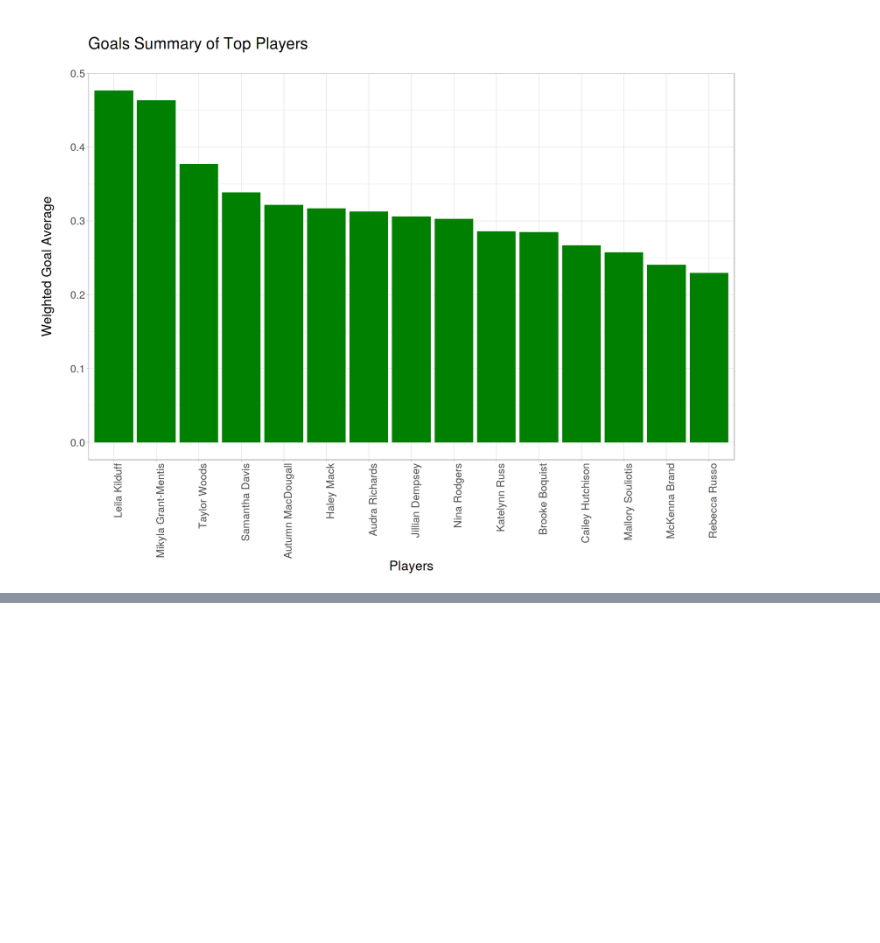
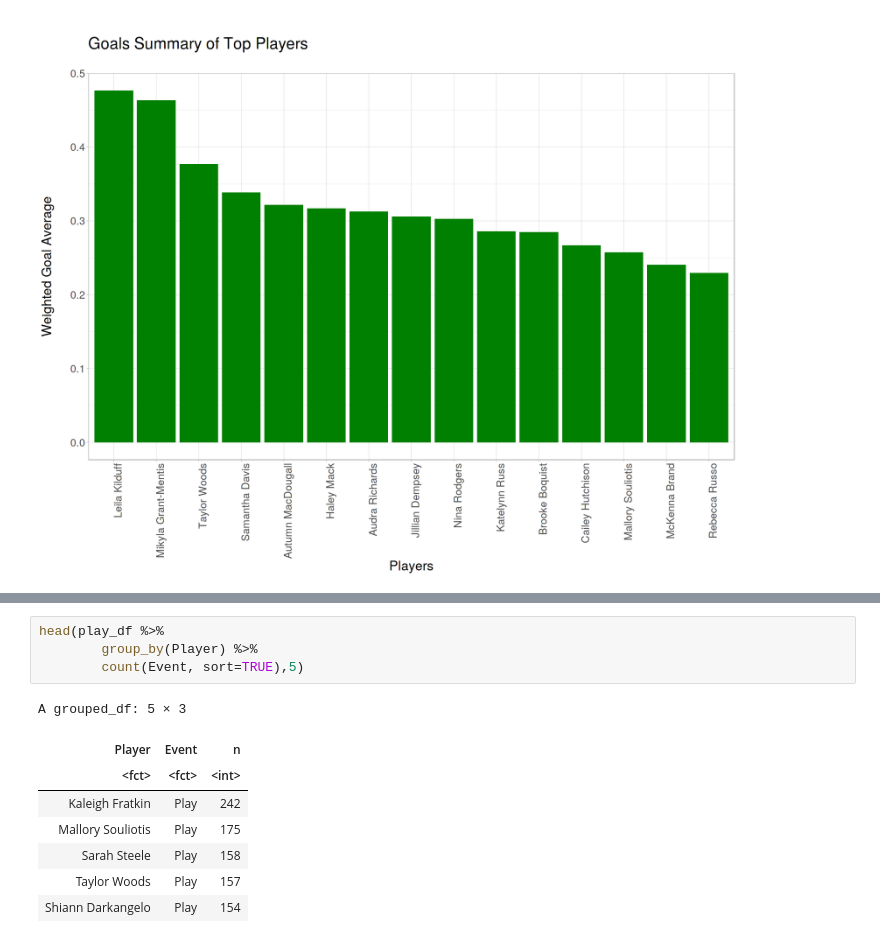
Before and after one commit to Harithap13/Rotman-Summer-NHWL-Datathon, a Jupyter notebook: rsd-nhwl-understanding-data.ipynb, the cells around one changed output, grey strips where cells are left out. Cells and saved outputs as stored; diff of their text form; blank space fills up the shorter version.

```diff
--- a/rsd-nhwl-understanding-data.ipynb
+++ b/rsd-nhwl-understanding-data.ipynb
@@ -496,0 +506,13 @@ print(output)
+# %%
+head(play_df %>%
+        group_by(Player) %>%
+        count(Event, sort=TRUE),5)
+# %% [output]
+A grouped_df: 5 × 3
+| Player | Event | n |
+| <fct> | <fct> | <int> |
+| Kaleigh Fratkin | Play | 242 |
+| Mallory Souliotis | Play | 175 |
+| Sarah Steele | Play | 158 |
+| Taylor Woods | Play | 157 |
+| Shiann Darkangelo | Play | 154 |
```
Also changed, not shown: parts of 8 cells of this notebook.
